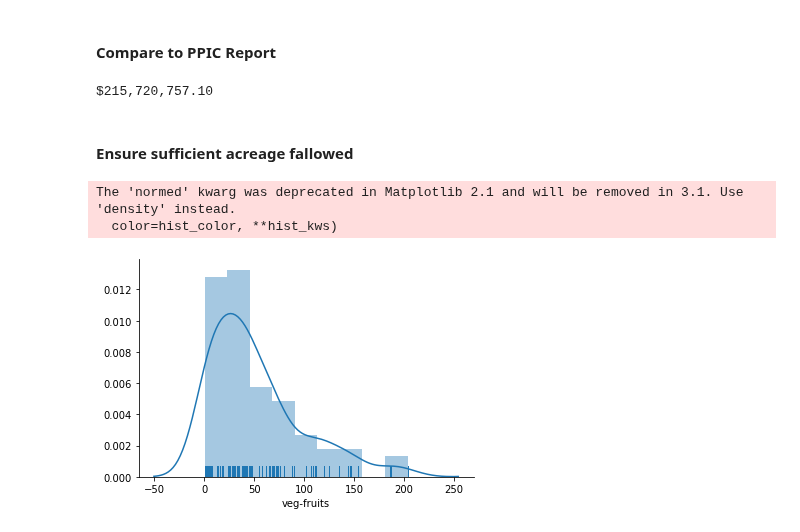
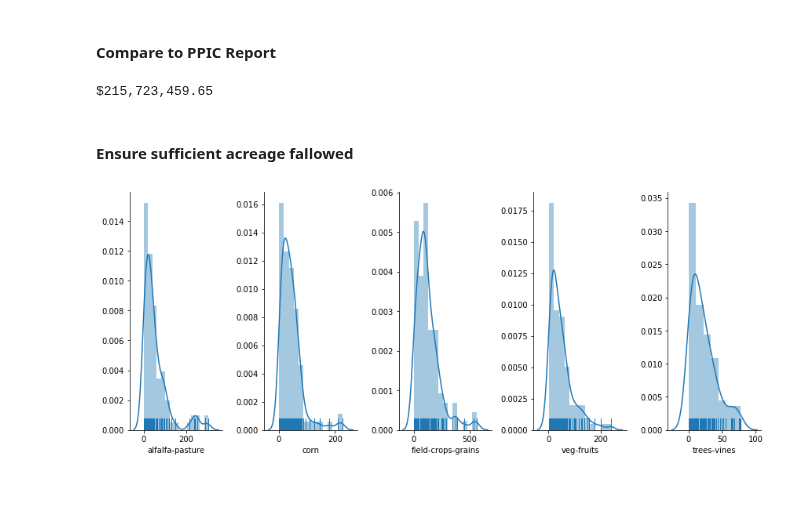
Before and after one commit to eanderson-ei/cv-mbom, a Jupyter notebook: notebooks/020-business-as-usual.ipynb, the cells around one changed output. Saved outputs shown, nothing was run; the diff lists cells and outputs as text; code cells hidden in the pictures; blank space fills up the shorter version.

```diff
--- a/notebooks/020-business-as-usual.ipynb
+++ b/notebooks/020-business-as-usual.ipynb
@@ -25,3 +27,5 @@ import seaborn as sns
+# %%
+plt.rcParams["figure.figsize"] = (12,5)
 # %%
 # Input from 010-data-prep
 fields = gd.read_file('../outputs/fields_shape.shp')
@@ -49,8 +54,8 @@ Index(['Crop2014', 'Acres', 'FID', 'County', 'PPIC_Regio', 'Crop_PPIC',
       dtype='object')
 # %%
 #Specify list of columns to track for each repetition
-outcome_cols = ['Acres', 'FieldCropP', 'SavedWat_1', 'TNC_Total', 'Krat_Total',
-                'Kitfox_Tot', 'Corridors_', 'CPAD_Total']
+outcome_cols = ['Acres', 'FieldCropP', 'SavedWat_2', 'TNC_Total', 'Krat_Total',
+                'Kitfox_Tot', 'Corridor_1', 'CPAD_Total']
 # %%
 # specify region, list of crop types, and list of ecosystem service outcomes to track
 # set up dataframe to store outcomes of each trial
@@ -128,17 +133,22 @@ if save:
 value = trials['FieldCropP'].mean()
 print (f'${value:,.2f}')
 # %% [output]
-$215,720,757.10
+$215,723,459.65
 # %% [markdown]
 #### Ensure sufficient acreage fallowed
 # %%
 # Bar chart with each crop type on x-axis, acreage fallowed as bars, and targets as dots. Visualize difference between
 # acreage fallowed and target for each crop type in one chart.
 # %%
-crop_type = 'veg-fruits'
-sns.distplot(trials[crop_type]-targets.loc[region_code, crop_type], rug=True)
-sns.despine()
+
+fig, axes = plt.subplots(1,5)
+
+for i in range(5):
+    ax = axes[i]
+    crop_type = crop_types[i]
+    sns.distplot(trials[crop_type]-targets.loc[region_code, crop_type], rug=True, ax=ax)
+    sns.despine()
+plt.tight_layout()
+plt.show()
 # %% [output]
-The 'normed' kwarg was deprecated in Matplotlib 2.1 and will be removed in 3.1. Use 'density' instead.
-  color=hist_color, **hist_kws)
-[figure, old version]
+[figure, new version]
```
Also changed, not shown: parts of 7 cells of this notebook, 13 other files.
